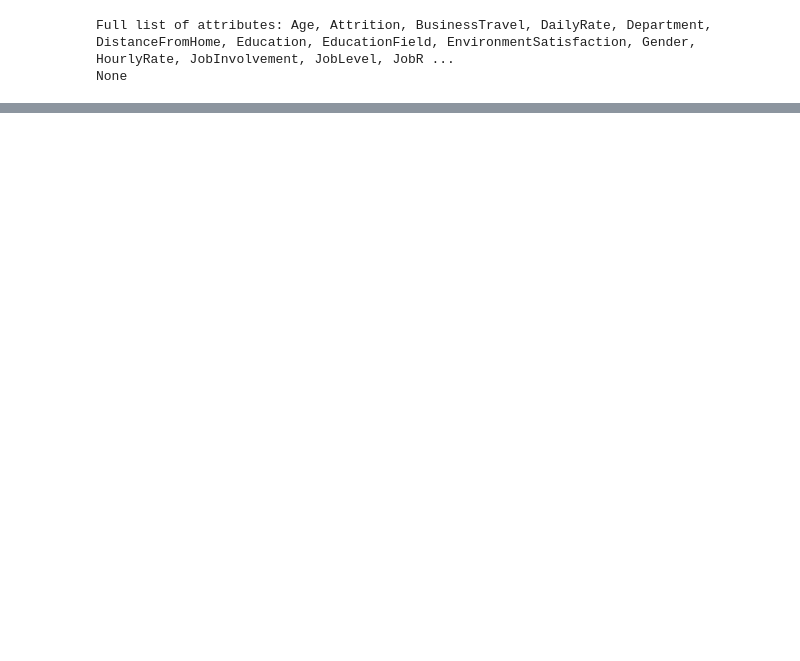
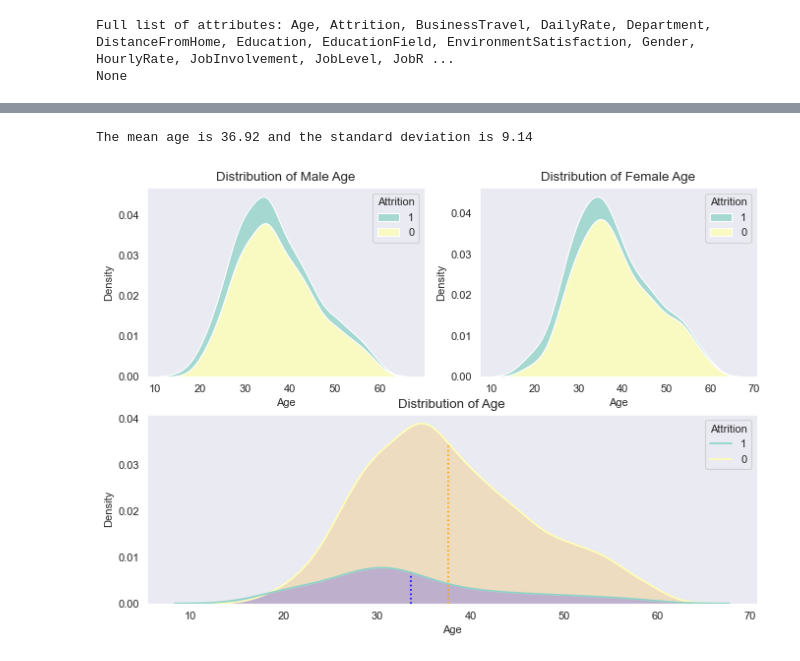
Before and after one commit to syip0005/employee_attrition_ibm, a Jupyter notebook: IBM HR - Exploratory Data Analysis.ipynb, the cells around one changed output, grey strips where cells are left out. Saved outputs shown, nothing was run; the diff lists cells and outputs as text; code cells hidden in the pictures; blank space fills up the shorter version.

```diff
--- a/IBM HR - Exploratory Data Analysis.ipynb
+++ b/IBM HR - Exploratory Data Analysis.ipynb
@@ -208,6 +231,19 @@ A couple more observations from the above;
 
 df_main.drop(labels=['EmployeeCount', 'EmployeeNumber','StandardHours','Over18'], axis=1,inplace=True)
 
+# Ordinal encode; attrition, overtime and business travel
+
+ordinal_encode_mask = {'Attrition': {'Yes': 1, 'No': 0}, 'OverTime': {'Yes': 1, 'No': 0}, 'BusinessTravel': {'Travel_Frequently':2, 'Travel_Rarely':1,'Non-Travel':150}}
+df_main.replace(ordinal_encode_mask, inplace=True)
+
+# One hot encoding; department, martial status and gender
+
+df_main['OHE_Department'] = df_main['Department']
+df_main['OHE_MaritalStatus'] = df_main['MaritalStatus']
+df_main['OHE_Gender'] = df_main['Gender']
+
+df_main = pd.get_dummies(df_main, columns=['OHE_Department', 'OHE_MaritalStatus', 'OHE_Gender'])
+
 # Check to make sure correct number
 
 print('Number of columns: {}'.format(len(df_main.columns)))
@@ -232,0 +291,55 @@ Broadly speaking, there are really four key categories we'll investigate:
+# %%
+print('The mean age is {:.2f} and the standard deviation is {:.2f}'.format(df_main.mean()['Age'],df_main.std()['Age']))
+# %% [output]
+The mean age is 36.92 and the standard deviation is 9.14
+# %%
+# Plot distributions by Age
+
+male_hist = df_main.loc[df_main['Gender'] == 'Male'][['Age','Attrition']]
+female_hist = df_main.loc[df_main['Gender'] == 'Female'][['Age','Attrition']]
+
+hue_order = [1, 0]
+
+# set up gridspec
+
+fig = plt.figure(figsize=(10,7),dpi=80)
+gs = gridspec.GridSpec(2,2, figure=fig)
+
+ax_1 = plt.subplot(gs[0,0])
+ax_2 = plt.subplot(gs[0,1])
+ax_3 = plt.subplot(gs[1,:])
+
+# plot
+
+ax_1 = sns.kdeplot(data=male_hist, x='Age', hue='Attrition',ax=ax_1, hue_order = hue_order, fill=True,multiple='stack')
+ax_1.set_title('Distribution of Male Age')
+
+ax_2 = sns.kdeplot(data=female_hist, x='Age', hue='Attrition',ax=ax_2, hue_order = hue_order, fill=True,multiple='stack')
+ax_2.set_title('Distribution of Female Age')
+
+ax_3 = sns.kdeplot(data=df_main, x='Age',hue='Attrition',ax=ax_3,hue_order = hue_order, shade=False)
+ax_3.set_title('Distribution of Age')
+
+mean_3_att_yes = df_main.loc[df_main['Attrition'] == 1]['Age'].mean()
+mean_3_att_no = df_main.loc[df_main['Attrition'] == 0]['Age'].mean()
+
+# plot the mean lines
+
+kde3_line = ax_3.lines[0]
+kde3_line2 = ax_3.lines[1]
+
+xs1 = kde3_line.get_xdata()
+ys1 = kde3_line.get_ydata()
+height1 = np.interp(mean_3_att_no, xs1, ys1)
+ax_3.vlines(mean_3_att_no, 0, height1, color='orange', ls=':')
+ax_3.fill_between(xs1, 0, ys1, facecolor='orange', alpha=0.2)
+
+xs2 = kde3_line2.get_xdata()
+ys2 = kde3_line2.get_ydata()
+height2 = np.interp(mean_3_att_yes, xs2, ys2)
+ax_3.vlines(mean_3_att_yes, 0, height2, color='blue', ls=':')
+ax_3.fill_between(xs2, 0, ys2, facecolor='blue', alpha=0.2)
+
+plt.show()
+# %% [output]
+[figure, added]
```
Also changed, not shown: parts of 23 cells of this notebook.
